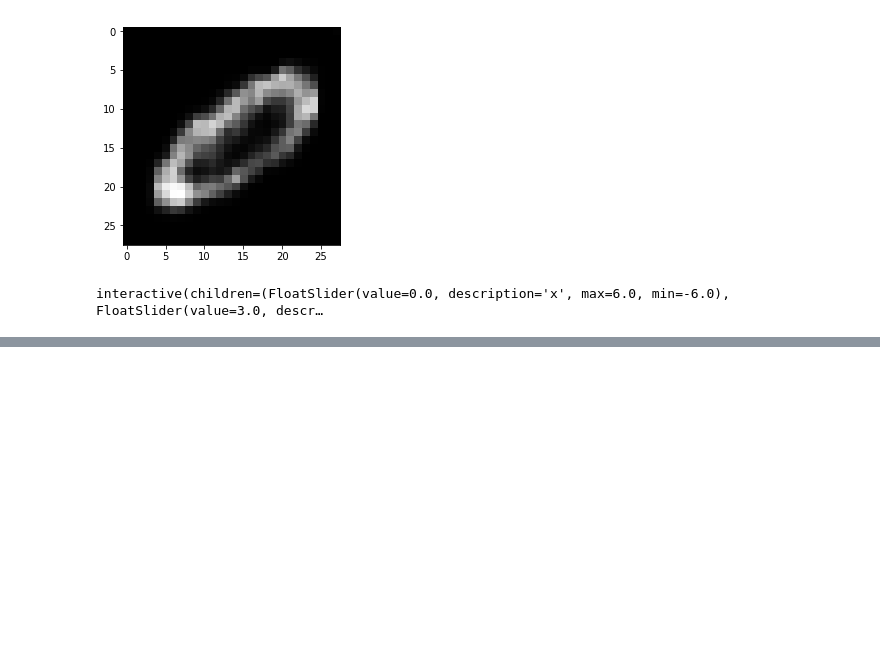
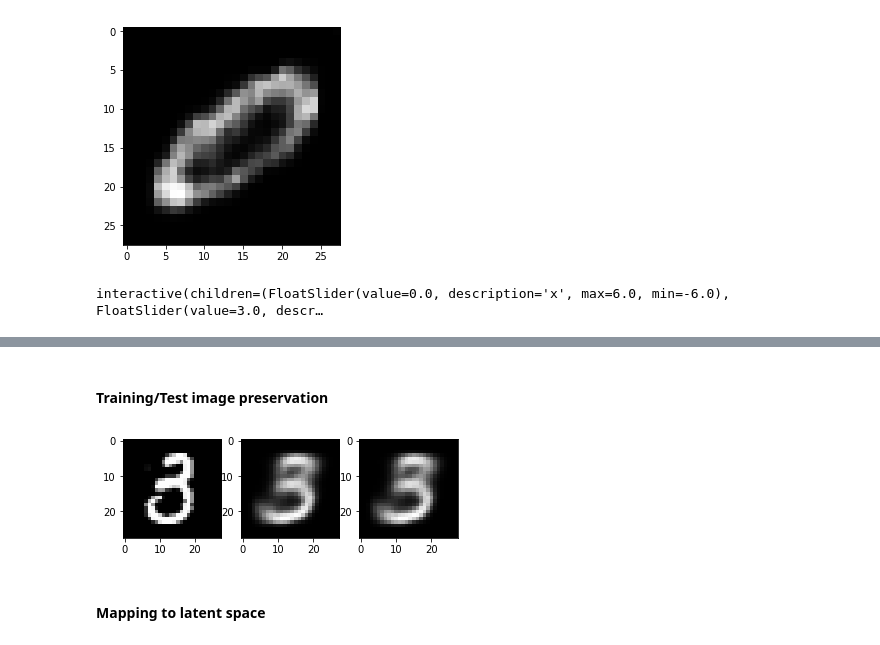
Before and after one commit to jamieinfinity/taureau, a Jupyter notebook: notebooks/mnist_examples.ipynb, the cells around one changed output, grey strips where cells are left out. Cells and saved outputs as stored; diff of their text form; code cells hidden in the pictures; blank space fills up the shorter version.

```diff
--- a/notebooks/mnist_examples.ipynb
+++ b/notebooks/mnist_examples.ipynb
@@ -692,0 +692,3 @@ interactive(children=(FloatSlider(value=0.0, description='x', max=6.0, min=-6.0)
+# %%
+output_file = 'vae_mnist'
+output_filepath = os.path.join('/', 'home', 'jupyter', 'taureau', '_model_assets', 'checkpoints', output_file+'.hdf5')
@@ -692,0 +824,10 @@ interactive(children=(FloatSlider(value=0.0, description='x', max=6.0, min=-6.0)
+# %%
+model_vae = tf.keras.models.load_model(
+    output_filepath,
+    custom_objects={'CustomVariationalLayer': CustomVariationalLayer},
+    compile=True
+)
+
+enc_vae = tf.keras.Model(inputs=model_vae.input,
+                           outputs=model_vae.get_layer('mu').output)
+dec_vae = model_vae.get_layer(index=-2)
@@ -692,0 +836,23 @@ interactive(children=(FloatSlider(value=0.0, description='x', max=6.0, min=-6.0)
+# %% [markdown]
+#### Training/Test image preservation
+# %%
+ind_r = np.random.randint(len(x_train))
+# print(ind_r)
+
+img_r = x_train[ind_r]
+img_orig = img_r.reshape(NUMPIXELS, NUMPIXELS)
+
+img_vae = model_vae.predict(np.array([img_r])).reshape(NUMPIXELS, NUMPIXELS)
+img_enc = enc_vae.predict(np.array([img_r]))
+img_dec = dec_vae.predict(img_enc).reshape(NUMPIXELS, NUMPIXELS)
+
+fig, (ax1, ax2, ax3) = plt.subplots(1, 3)
+ax1.imshow(img_orig, cmap='gray')
+ax2.imshow(img_vae, cmap='gray')
+ax3.imshow(img_dec, cmap='gray')
+
+plt.show()
+# %% [output]
+[figure, added]
+# %% [markdown]
+#### Mapping to latent space
```
Also changed, not shown: parts of 21 cells of this notebook, 1 other file.
